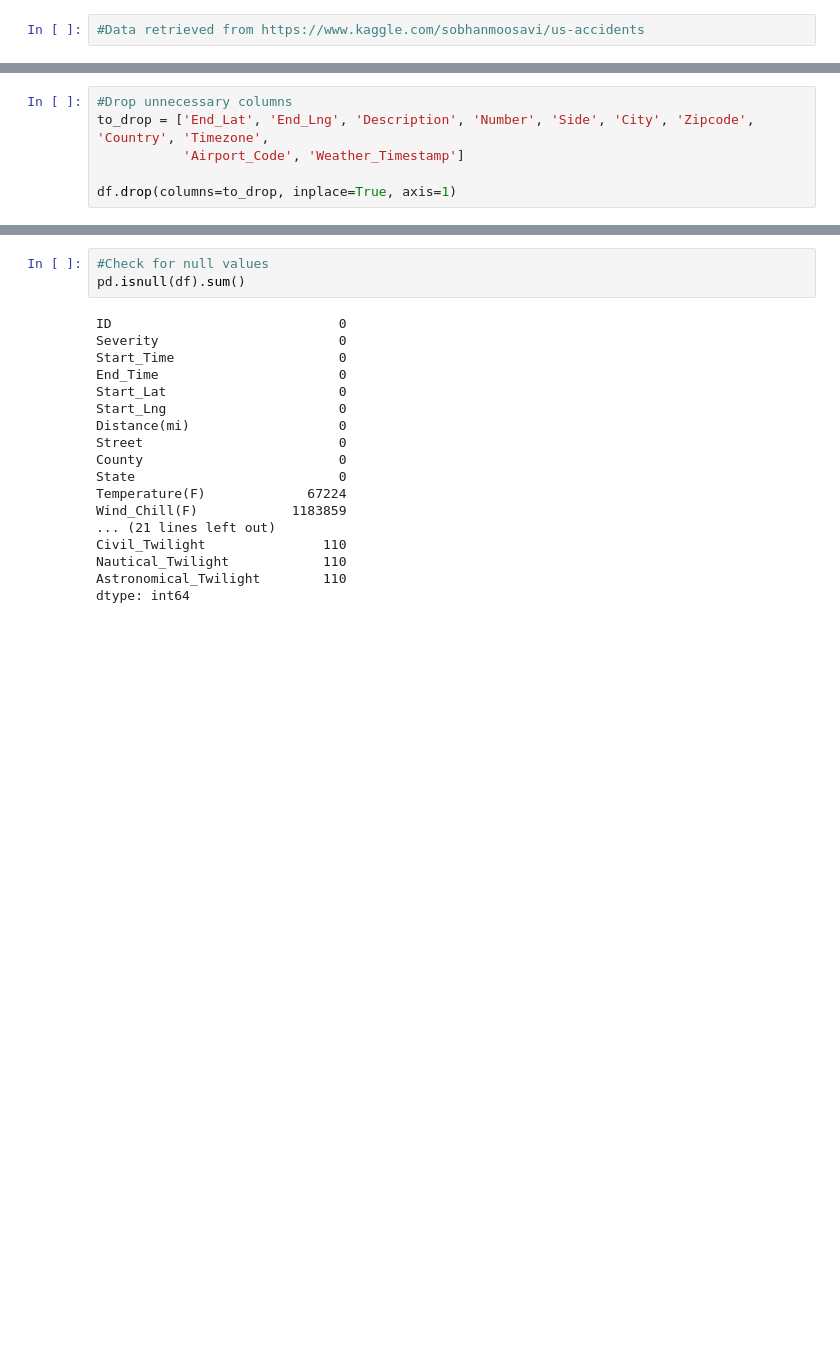
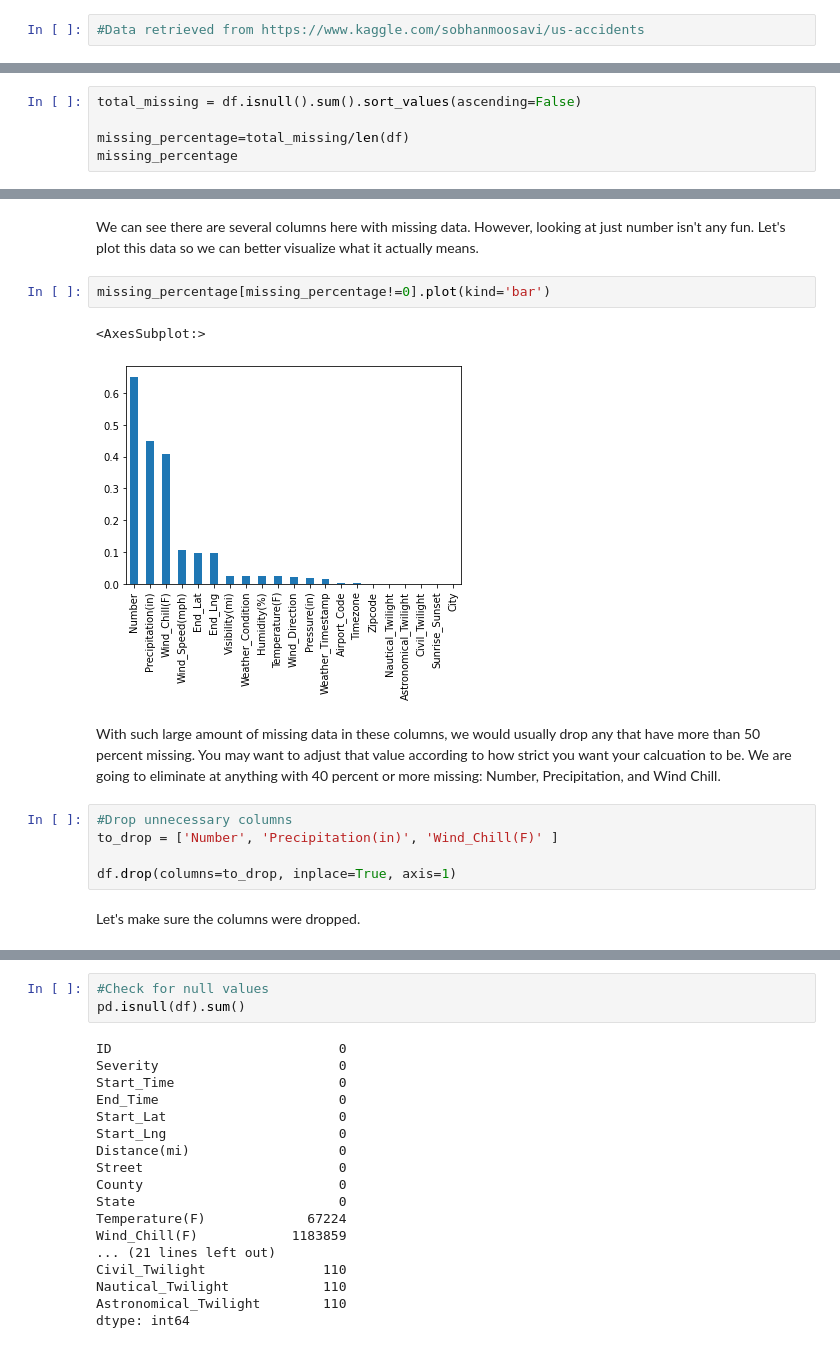
Before and after one commit to weslieashlyn/5300-Traffic-Accidents, a Jupyter notebook: Data Cleaning.ipynb, the cells around one changed output, grey strips where cells are left out. Drawn from its saved outputs; the diff is of its cells as text; blank space fills up the shorter version.

```diff
--- a/Data Cleaning.ipynb
+++ b/Data Cleaning.ipynb
@@ -21,0 +171,5 @@ print(df.shape)
+# %%
+total_missing = df.isnull().sum().sort_values(ascending=False)
+
+missing_percentage=total_missing/len(df)
+missing_percentage
@@ -22,7 +194,17 @@ print(df.shape)
+# %% [markdown]
+We can see there are several columns here with missing data. However, looking at just number isn't any fun. Let's plot this data so we can better visualize what it actually means.
+# %%
+missing_percentage[missing_percentage!=0].plot(kind='bar')
+# %% [output]
+<AxesSubplot:>
+[figure, added]
+# %% [markdown]
+With such large amount of missing data in these columns, we would usually drop any that have more than 50 percent missing. You may want to adjust that value according to how strict you want your calcuation to be. We are going to eliminate at anything with 40 percent or more missing: Number, Precipitation, and Wind Chill.
 # %%
 #Drop unnecessary columns
-to_drop = ['End_Lat', 'End_Lng', 'Description', 'Number', 'Side', 'City', 'Zipcode', 'Country', 'Timezone',
-           'Airport_Code', 'Weather_Timestamp']
+to_drop = ['Number', 'Precipitation(in)', 'Wind_Chill(F)' ]
 
 df.drop(columns=to_drop, inplace=True, axis=1)
+# %% [markdown]
+Let's make sure the columns were dropped.
 # %%
```
Also changed, not shown: parts of 27 cells of this notebook, 1 other file.
